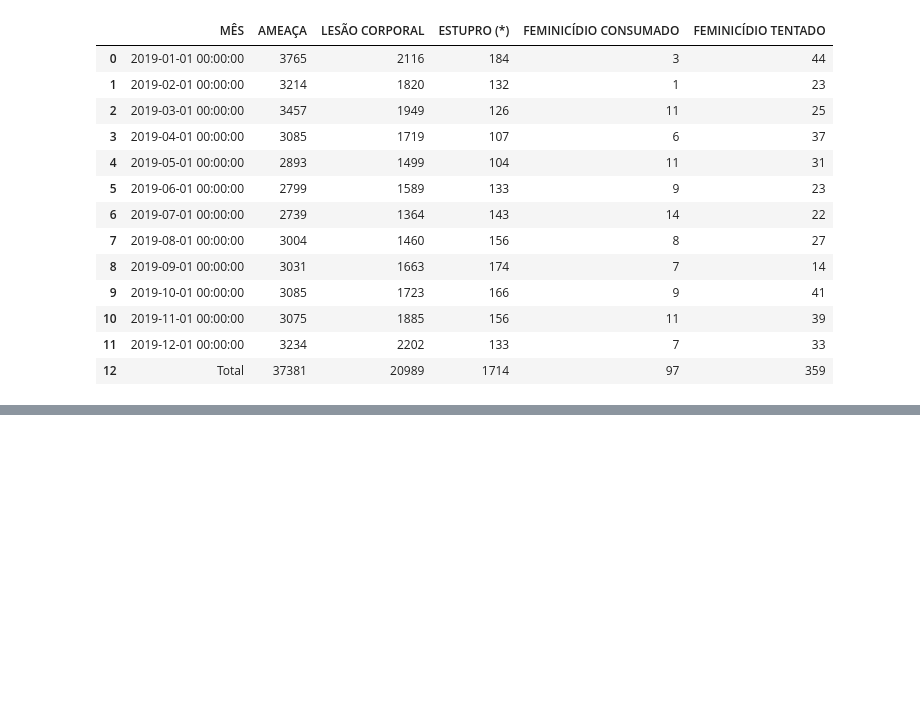
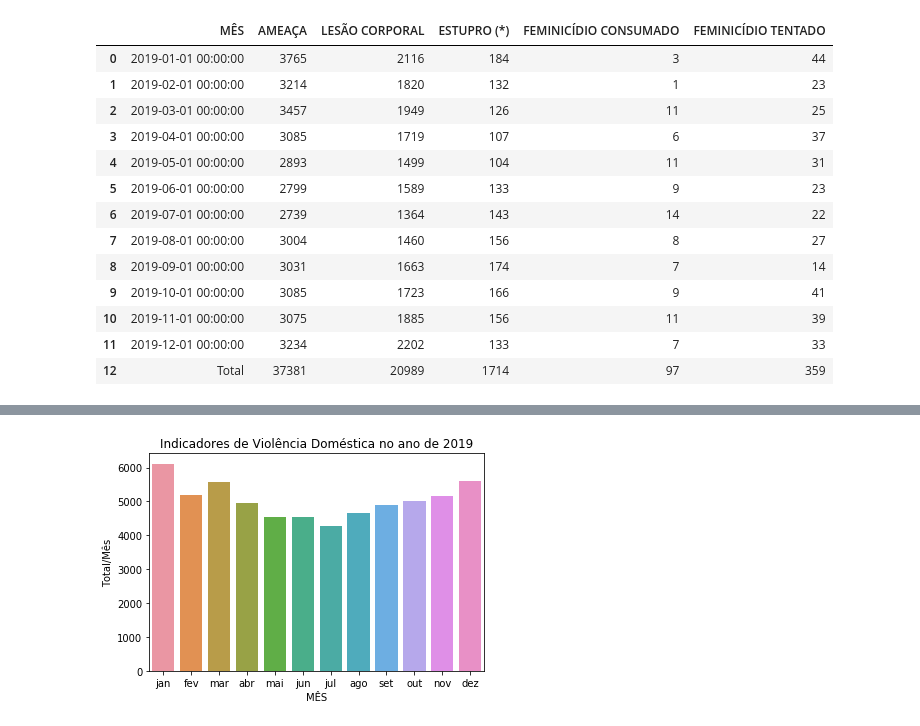
Before and after one commit to wagnerinacio16/Violencia-Domestica-no-RS---Data-Analysis, a Jupyter notebook: trab1-Saimon-Wagner.ipynb, the cells around one changed output, grey strips where cells are left out. Drawn from its saved outputs; the diff is of its cells as text; code cells hidden in the pictures; blank space fills up the shorter version.

Commit message:
Commitando notebook completo
Notebook completo... geração de gráficos.

```diff
--- a/trab1-Saimon-Wagner.ipynb
+++ b/trab1-Saimon-Wagner.ipynb
@@ -15 +24,5 @@ import pandas as pd
+# %%
+#Carregando o Data Frame de indicadores do ano de 2019
+#Tabela de Dados - Carregando os dados Indicadores da tabela "GERAL"
+carga_2019 = pd.read_excel(dataset_2019, sheet_name="GERAL", skiprows=range(9), skipfooter=5)
 # %% [markdown]
@@ -17,2 +29,0 @@ import pandas as pd
-# %%
-carga_2019 = pd.read_excel('dataset/dataset-2019.xlsx', sheet_name="GERAL", skiprows=range(9), skipfooter=5, index = False)
@@ -19,3 +49,5 @@ carga_2019 = pd.read_excel('dataset/dataset-2019.xlsx', sheet_name="GERAL", skip
 # %%
+# Removendo colunas que possuem valores vazios
 geral_2019 = carga_2019.dropna(axis=1, how='all')
-geral_2019.dropna(how='all')
+#Removendo linhas que possuem valores vazios
+geral_2019 = geral_2019.dropna(how='all')
@@ -182,0 +867,11 @@ tentado_2019.rename(columns = {0:"Cidades", 1: "jan/19", 2: "fev/19", 3: "mar/19
+# %%
+#Somando as linhas(soma total de todos os tipos de VioLência por mês)
+geral_2019["Total/Mês"] = geral_2019.sum(axis=1)
+#Dataframe apenas com relação de mês / Total de violência
+data19 = geral_2019[['MÊS','Total/Mês']]
+#Apagando a linha de soma total de violência por ano
+data19 = data19.drop(12)
+# Renomeando Meses antes de gerar o gráfico
+data19['MÊS'] = ['jan','fev','mar', 'abr','mai','jun','jul','ago','set','out','nov','dez']
+#Vizualização do Frame - 2019
+data19
@@ -182,0 +892,6 @@ tentado_2019.rename(columns = {0:"Cidades", 1: "jan/19", 2: "fev/19", 3: "mar/19
+# %%
+#GRÁFICO DE BARRAS - TOTAL DE VIOLÊNCIA POR MÊS EM 2019
+bar19 = sns.barplot(x=data19['MÊS'],y=data19['Total/Mês'])
+title = plt.title("Indicadores de Violência Doméstica no ano de 2019")
+# %% [output]
+[figure, added]
```
Also changed, not shown: parts of 250 cells of this notebook.
